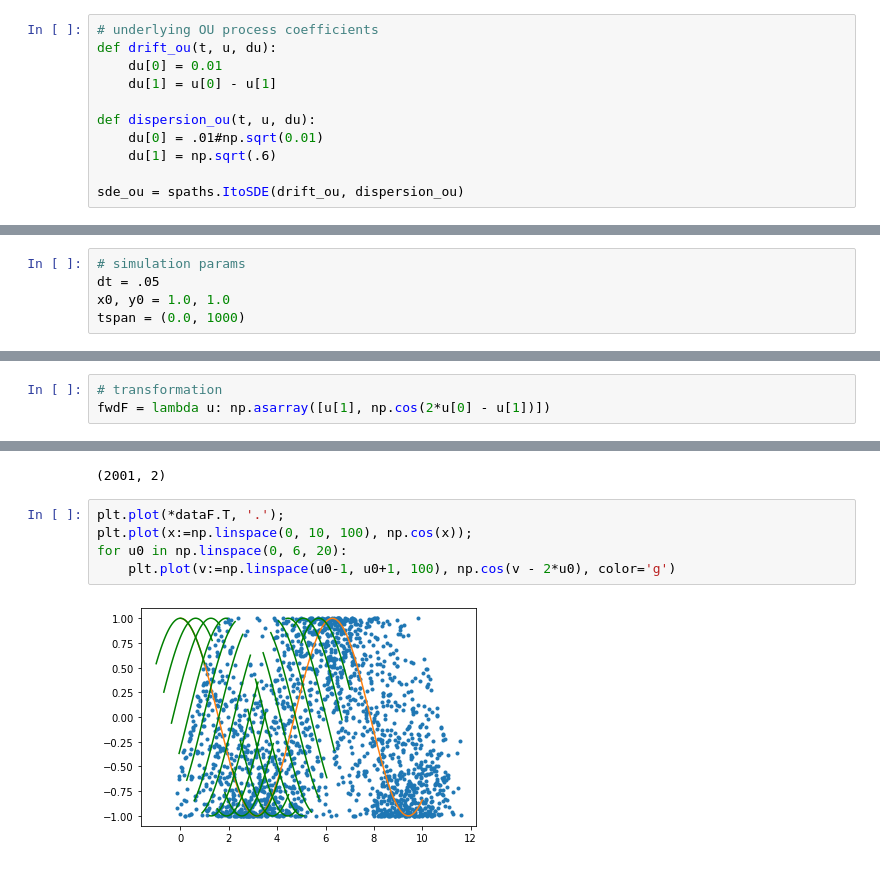
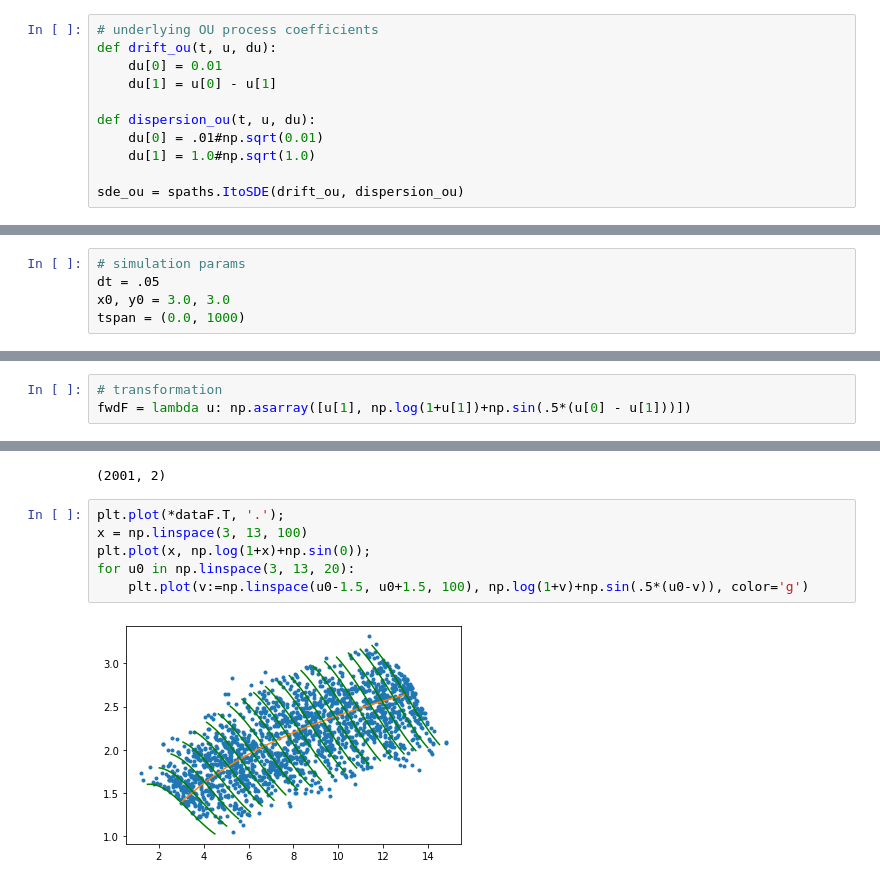
Before and after one commit to przemyslaw-zielinski/sf_nets, a Jupyter notebook: notebooks/test_2d.ipynb, the cells around one changed output, grey strips where cells are left out. Cells and saved outputs as stored; diff of their text form.

```diff
--- a/notebooks/test_2d.ipynb
+++ b/notebooks/test_2d.ipynb
@@ -19,7 +19,7 @@ def drift_ou(t, u, du):
 
 def dispersion_ou(t, u, du):
     du[0] = .01#np.sqrt(0.01)
-    du[1] = np.sqrt(.6)
+    du[1] = 1.0#np.sqrt(1.0)
 
 sde_ou = spaths.ItoSDE(drift_ou, dispersion_ou)
 # %%
@@ -33,7 +33,7 @@ em = spaths.EulerMaruyama(rng)
 # %%
 # simulation params
 dt = .05
-x0, y0 = 1.0, 1.0
+x0, y0 = 3.0, 3.0
 tspan = (0.0, 1000)
 # %%
 ens0 = np.array([[x0,y0]]) #spaths.make_ens(x0, y0)
@@ -57,6 +57,6 @@ plt.plot(*data.T, '.');
 # %%
 # transformation
-fwdF = lambda u: np.asarray([u[1], np.cos(2*u[0] - u[1])])
+fwdF = lambda u: np.asarray([u[1], np.log(1+u[1])+np.sin(.5*(u[0] - u[1]))])
 # %%
 dataF = fwdF(data.T).T
 # %%
@@ -65,8 +65,9 @@ dataF.shape
 (2001, 2)
 # %%
 plt.plot(*dataF.T, '.');
-plt.plot(x:=np.linspace(0, 10, 100), np.cos(x));
-for u0 in np.linspace(0, 6, 20):
-    plt.plot(v:=np.linspace(u0-1, u0+1, 100), np.cos(v - 2*u0), color='g')
+x = np.linspace(3, 13, 100)
+plt.plot(x, np.log(1+x)+np.sin(0));
+for u0 in np.linspace(3, 13, 20):
+    plt.plot(v:=np.linspace(u0-1.5, u0+1.5, 100), np.log(1+v)+np.sin(.5*(u0-v)), color='g')
 # %% [output]
-[figure, old version]
+[figure, new version]
```
Also changed, not shown: parts of 2 cells of this notebook.
